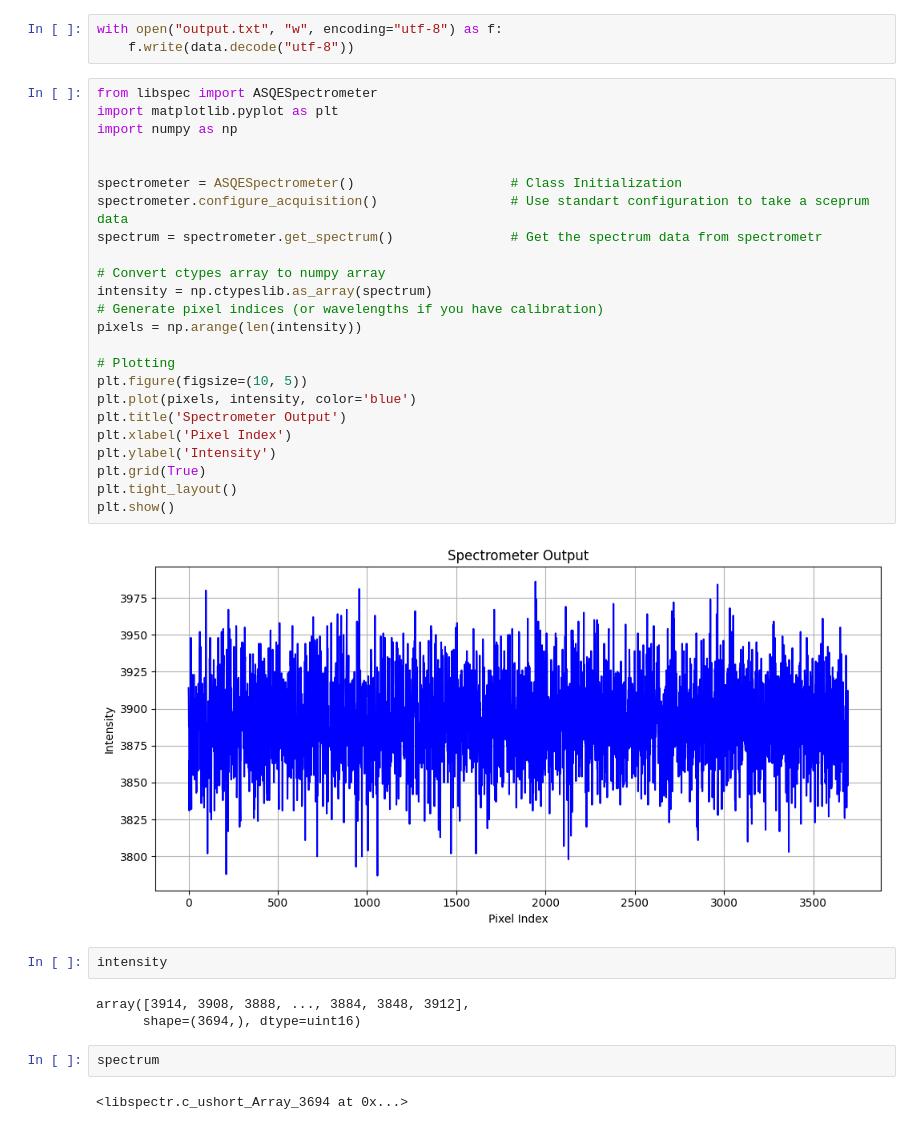
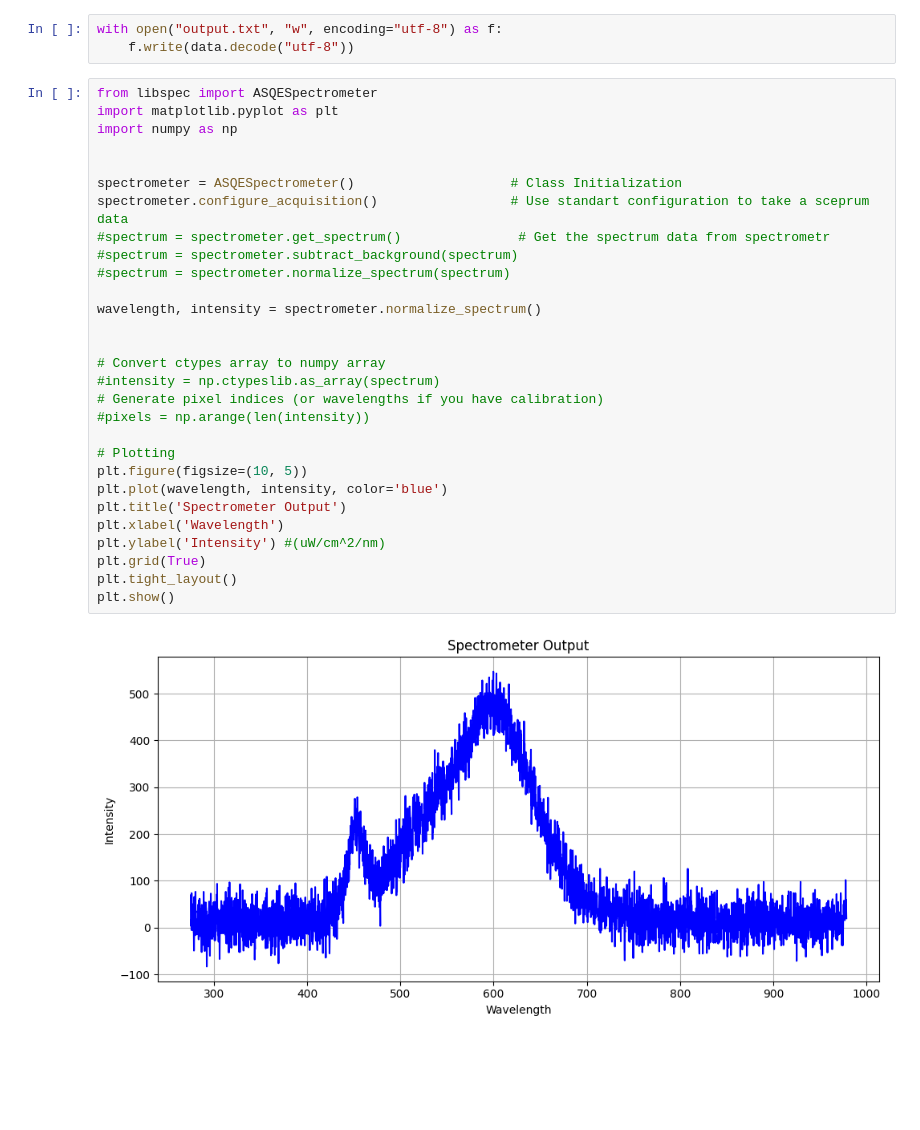
Before and after one commit to PVSensors/ASQESpectrometer, a Jupyter notebook: spectrum.ipynb, the cells around one changed output. Drawn from its saved outputs; the diff is of its cells as text; blank space fills up the shorter version.

Commit message:
Update library to get norm spectrum

```diff
--- a/spectrum.ipynb
+++ b/spectrum.ipynb
@@ -15,35 +182,31 @@ with open("output.txt", "w", encoding="utf-8") as f:
 # %%
 from libspec import ASQESpectrometer
 import matplotlib.pyplot as plt
 import numpy as np
 
 
 spectrometer = ASQESpectrometer()                    # Class Initialization
 spectrometer.configure_acquisition()                 # Use standart configuration to take a sceprum data
-spectrum = spectrometer.get_spectrum()               # Get the spectrum data from spectrometr
+#spectrum = spectrometer.get_spectrum()               # Get the spectrum data from spectrometr
+#spectrum = spectrometer.subtract_background(spectrum)
+#spectrum = spectrometer.normalize_spectrum(spectrum)
+
+wavelength, intensity = spectrometer.normalize_spectrum()
+
 
 # Convert ctypes array to numpy array
-intensity = np.ctypeslib.as_array(spectrum)
+#intensity = np.ctypeslib.as_array(spectrum)
 # Generate pixel indices (or wavelengths if you have calibration)
-pixels = np.arange(len(intensity))
+#pixels = np.arange(len(intensity))
 
 # Plotting
 plt.figure(figsize=(10, 5))
-plt.plot(pixels, intensity, color='blue')
+plt.plot(wavelength, intensity, color='blue')
 plt.title('Spectrometer Output')
-plt.xlabel('Pixel Index')
-plt.ylabel('Intensity')
+plt.xlabel('Wavelength')
+plt.ylabel('Intensity') #(uW/cm^2/nm)
 plt.grid(True)
 plt.tight_layout()
 plt.show()
 # %% [output]
-[figure, old version]
+[figure, new version]
-# %%
-intensity
-# %% [output]
-array([3914, 3908, 3888, ..., 3884, 3848, 3912],
-      shape=(3694,), dtype=uint16)
-# %%
-spectrum
-# %% [output]
-<libspectr.c_ushort_Array_3694 at 0x...>
```
Also changed, not shown: parts of 10 cells of this notebook, 7 other files.
